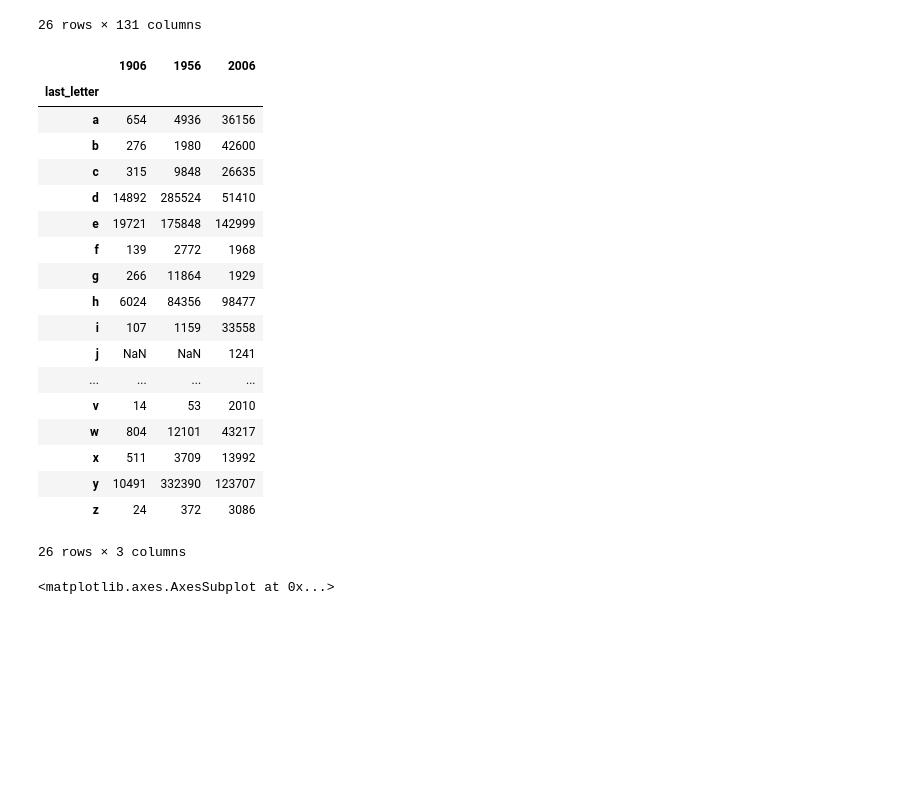
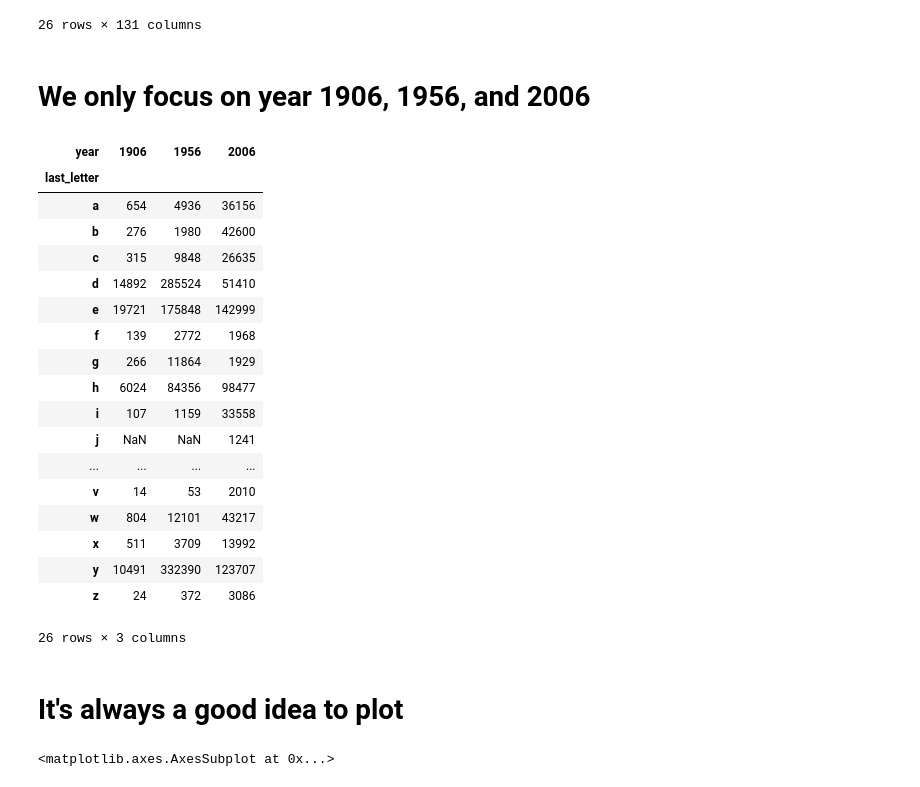
Before and after one commit to c3h3/NCCU-PyData-Courses-2013Spring, a Jupyter notebook: Lecture3/pandas/Pandas.ipynb, the cells around one changed output. Drawn from its saved outputs; the diff is of its cells as text; code cells hidden in the pictures; blank space fills up the shorter version.

```diff
--- a/Lecture3/pandas/Pandas.ipynb
+++ b/Lecture3/pandas/Pandas.ipynb
@@ -633,11 +604,13 @@ table
 | y | 8371 | 7803 | 8815 | 8281 | 9202 | 8827 | 9049 | 8404 | 10263 | 9547 | 9579 | ... |
 | z | 29 | 8 | 31 | 12 | 27 | 17 | 13 | 23 | 23 | 34 | 16 | ... |
 26 rows × 131 columns
+# %% [markdown]
+# We only focus on year 1906, 1956, and 2006
 # %%
-subtable = table.reindex(columns=[1906, 1956, 2006])
+subtable = table[[1906, 1956, 2006]]
 subtable
 # %% [output]
-|  | 1906 | 1956 | 2006 |
+| year | 1906 | 1956 | 2006 |
 | last_letter |  |  |  |
 | a | 654 | 4936 | 36156 |
 | b | 276 | 1980 | 42600 |
@@ -656,6 +629,8 @@ subtable
 | y | 10491 | 332390 | 123707 |
 | z | 24 | 372 | 3086 |
 26 rows × 3 columns
+# %% [markdown]
+# It's always a good idea to plot
 # %%
 import matplotlib.pyplot as plt
 
```
Also changed, not shown: parts of 37 cells of this notebook, 1 other file.
